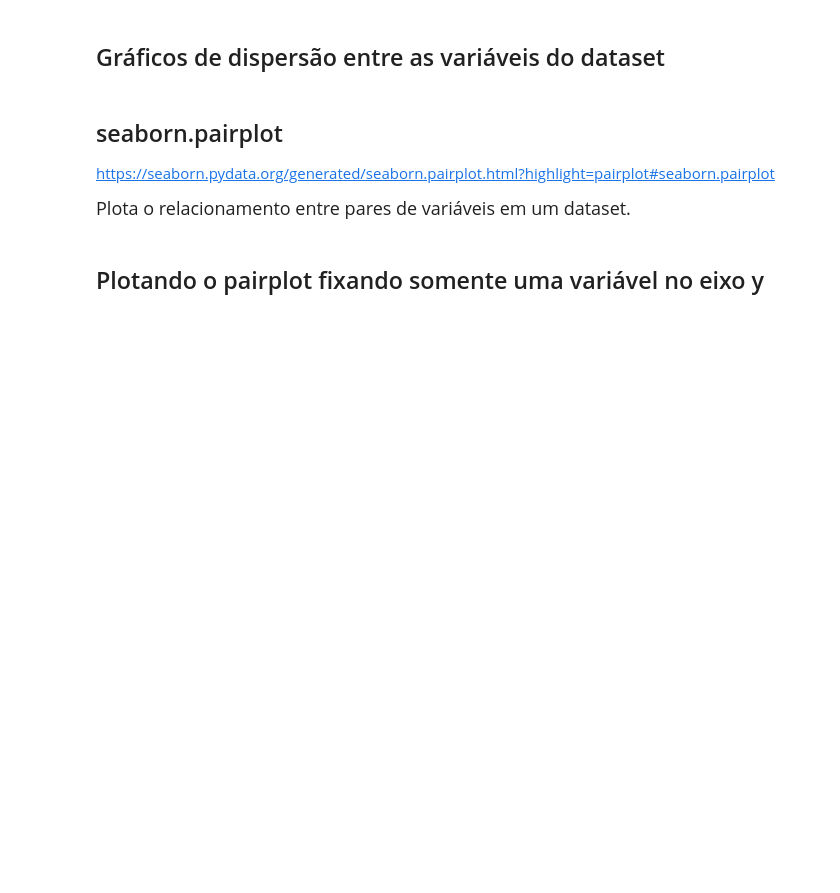
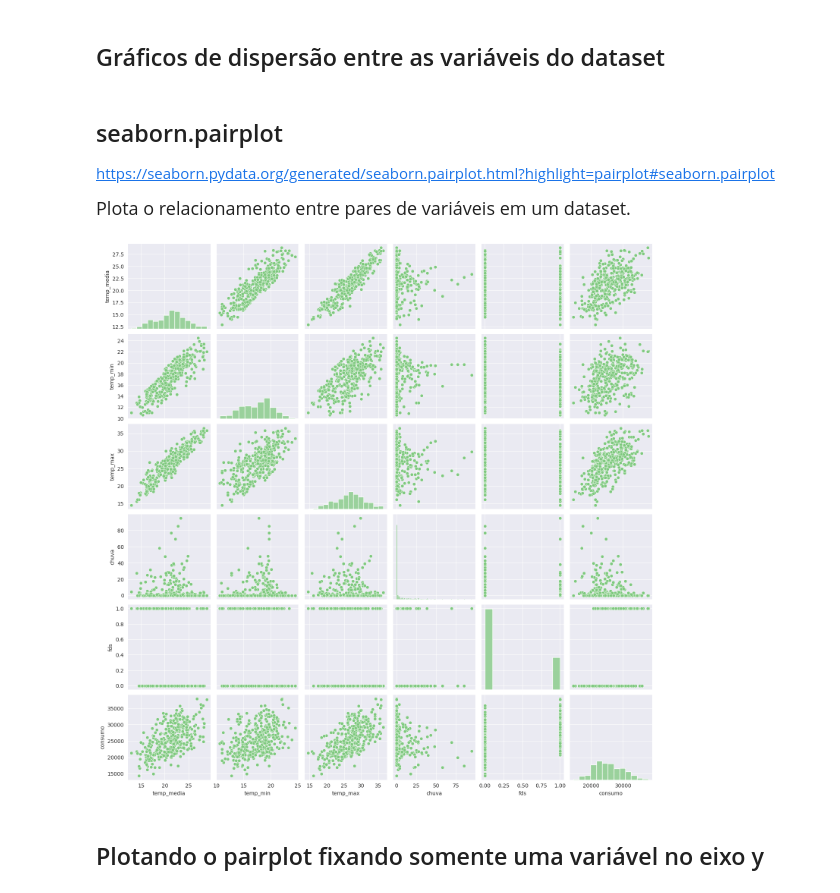
Before and after one commit to alvarengaricardo/regressao_linear_1, a Jupyter notebook: Regressao_Linear.ipynb, the cells around one changed output. Saved outputs shown, nothing was run; the diff lists cells and outputs as text; code cells hidden in the pictures; blank space fills up the shorter version.

Commit message:
pairplot

```diff
--- a/Regressao_Linear.ipynb
+++ b/Regressao_Linear.ipynb
@@ -227,5 +227,9 @@ https://gist.github.com/mwaskom/de44147ed2974457ad6372750bbe5751
 https://seaborn.pydata.org/generated/seaborn.pairplot.html?highlight=pairplot#seaborn.pairplot
 
 <p style='font-size: 18px; line-height: 2; margin: 10px 50px; text-align: justify;'>Plota o relacionamento entre pares de variáveis em um dataset.</p>
+# %%
+ax = sns.pairplot(dados)
+# %% [output]
+[figure, added]
 # %% [markdown]
 ## Plotando o pairplot fixando somente uma variável no eixo y
```
Also changed, not shown: parts of 1 cell of this notebook.
